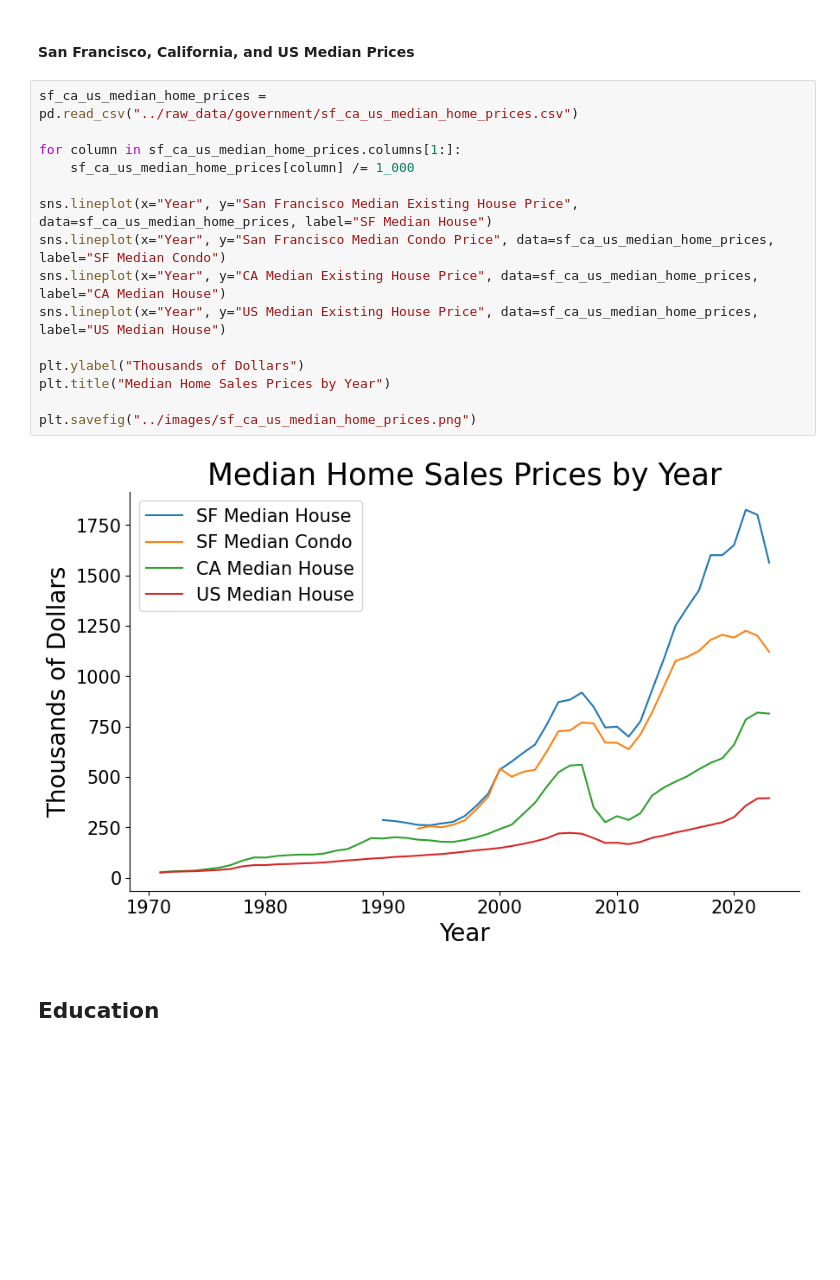
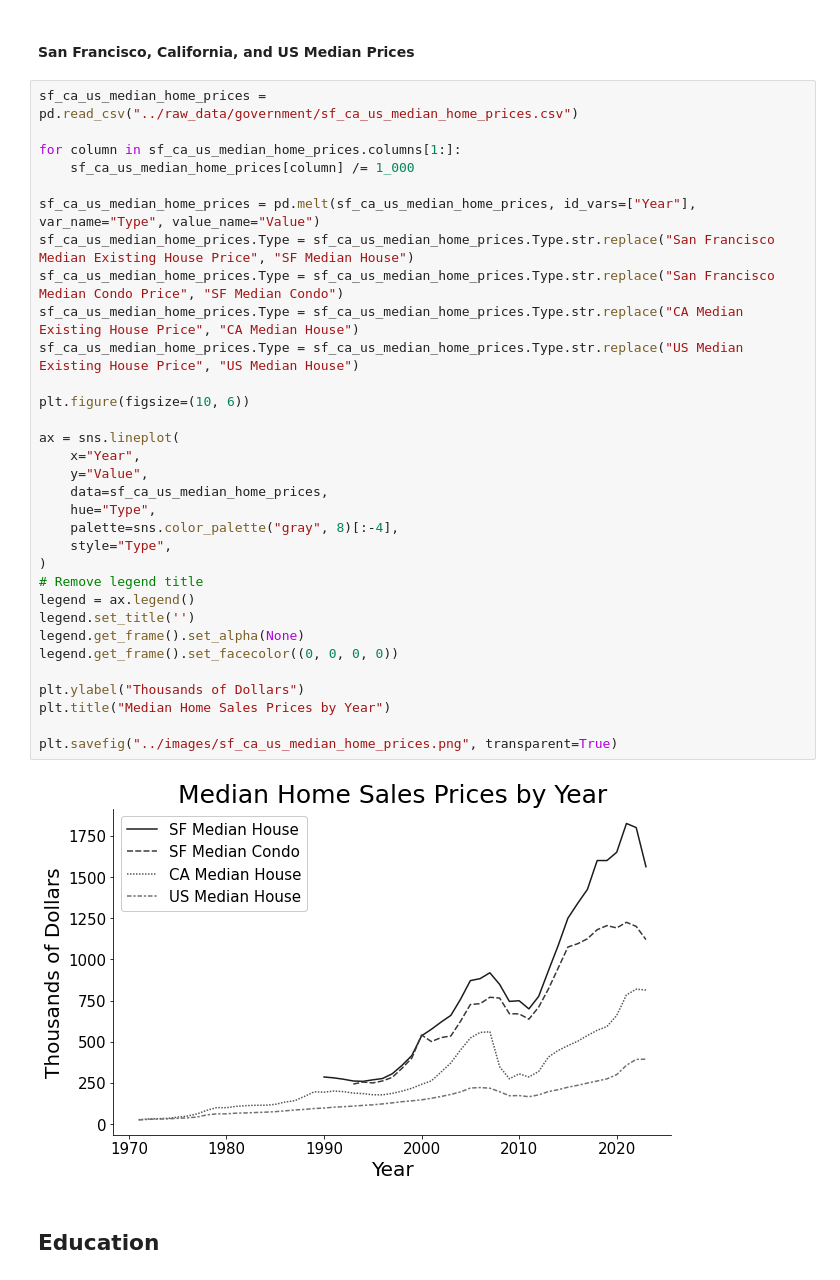
Before and after one commit to jordanott/BackToTheFuture, a Jupyter notebook: notebooks/government.ipynb, the cells around one changed output. Cells and saved outputs as stored; diff of their text form; blank space fills up the shorter version.

```diff
--- a/notebooks/government.ipynb
+++ b/notebooks/government.ipynb
@@ -453,20 +438,37 @@ sns.lineplot(x="Year", y="Percent Change", data=median_home_price)
 # %%
 sf_ca_us_median_home_prices = pd.read_csv("../raw_data/government/sf_ca_us_median_home_prices.csv")
 
 for column in sf_ca_us_median_home_prices.columns[1:]:
     sf_ca_us_median_home_prices[column] /= 1_000
 
-sns.lineplot(x="Year", y="San Francisco Median Existing House Price", data=sf_ca_us_median_home_prices, label="SF Median House")
-sns.lineplot(x="Year", y="San Francisco Median Condo Price", data=sf_ca_us_median_home_prices, label="SF Median Condo")
-sns.lineplot(x="Year", y="CA Median Existing House Price", data=sf_ca_us_median_home_prices, label="CA Median House")
-sns.lineplot(x="Year", y="US Median Existing House Price", data=sf_ca_us_median_home_prices, label="US Median House")
+sf_ca_us_median_home_prices = pd.melt(sf_ca_us_median_home_prices, id_vars=["Year"], var_name="Type", value_name="Value")
+sf_ca_us_median_home_prices.Type = sf_ca_us_median_home_prices.Type.str.replace("San Francisco Median Existing House Price", "SF Median House")
+sf_ca_us_median_home_prices.Type = sf_ca_us_median_home_prices.Type.str.replace("San Francisco Median Condo Price", "SF Median Condo")
+sf_ca_us_median_home_prices.Type = sf_ca_us_median_home_prices.Type.str.replace("CA Median Existing House Price", "CA Median House")
+sf_ca_us_median_home_prices.Type = sf_ca_us_median_home_prices.Type.str.replace("US Median Existing House Price", "US Median House")
+
+plt.figure(figsize=(10, 6))
+
+ax = sns.lineplot(
+    x="Year",
+    y="Value",
+    data=sf_ca_us_median_home_prices,
+    hue="Type",
+    palette=sns.color_palette("gray", 8)[:-4],
+    style="Type",
+)
+# Remove legend title
+legend = ax.legend()
+legend.set_title('')
+legend.get_frame().set_alpha(None)
+legend.get_frame().set_facecolor((0, 0, 0, 0))
 
 plt.ylabel("Thousands of Dollars")
 plt.title("Median Home Sales Prices by Year")
 
-plt.savefig("../images/sf_ca_us_median_home_prices.png")
+plt.savefig("../images/sf_ca_us_median_home_prices.png", transparent=True)
 # %% [output]
-[figure, old version]
+[figure, new version]
 # %% [markdown]
 ## Education
 # %% [markdown]
```
Also changed, not shown: parts of 38 cells of this notebook, 2 other files.
